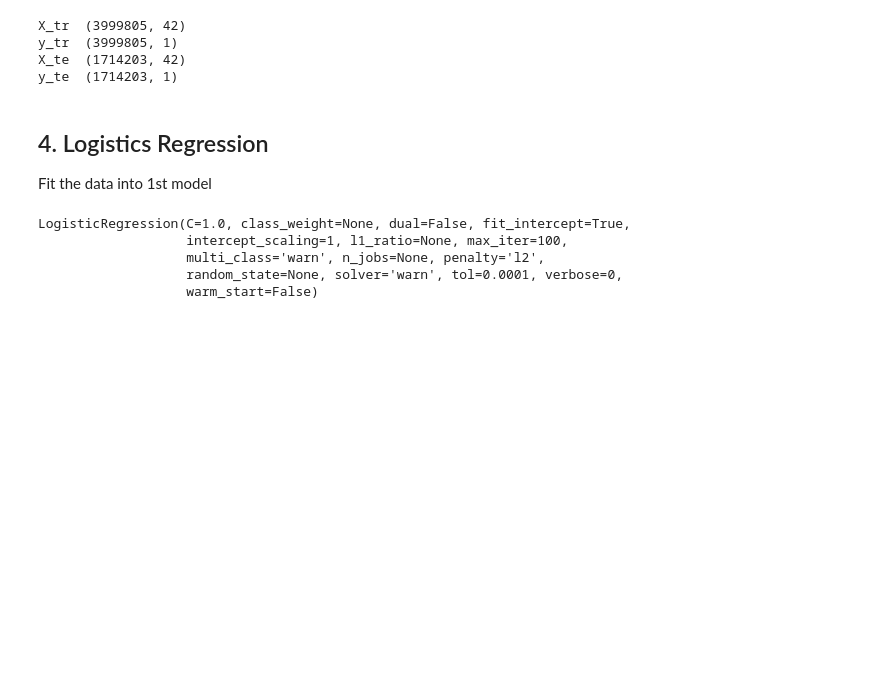
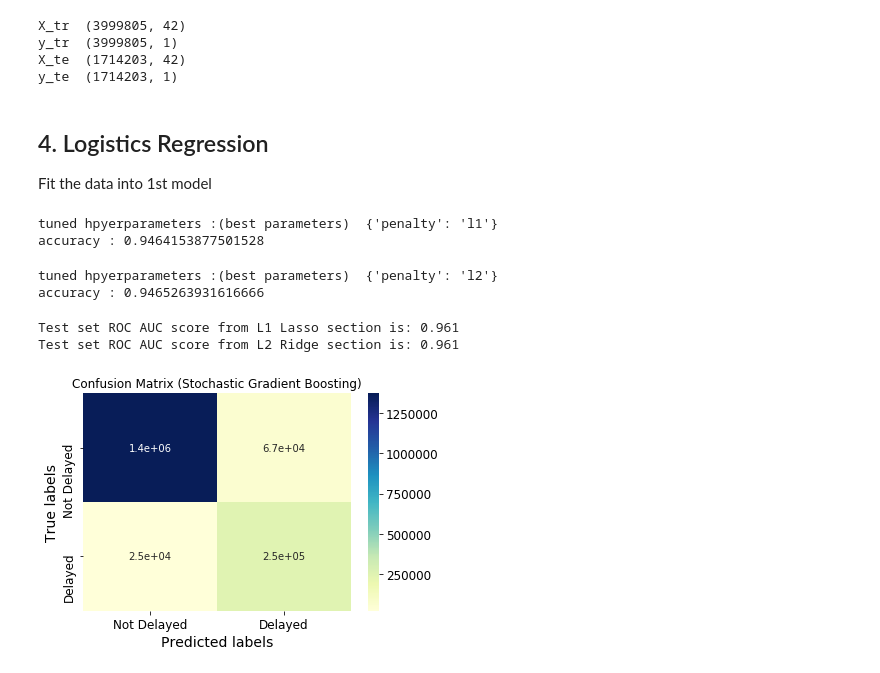
Before and after one commit to RobinXZ/ReactNativeReduxCasts, a Jupyter notebook: Final_project_2015_Flight_Delays_and_Cancellations.ipynb, the cells around one changed output. Cells and saved outputs as stored; diff of their text form; code cells hidden in the pictures; blank space fills up the shorter version.

```diff
--- a/Final_project_2015_Flight_Delays_and_Cancellations.ipynb
+++ b/Final_project_2015_Flight_Delays_and_Cancellations.ipynb
@@ -723,13 +724,27 @@ y_te  (1714203, 1)
 ## 4. Logistics Regression
 
 Fit the data into 1st model
-# %%
-logreg= LogisticRegression()
-
-logreg.fit(X_tr, y_tr)
-# %% [output]
-LogisticRegression(C=1.0, class_weight=None, dual=False, fit_intercept=True,
-                   intercept_scaling=1, l1_ratio=None, max_iter=100,
-                   multi_class='warn', n_jobs=None, penalty='l2',
-                   random_state=None, solver='warn', tol=0.0001, verbose=0,
-                   warm_start=False)
+# %%
+grid={ "penalty":["l1"]} # l1 lasso l2 ridge
+logreg=LogisticRegression()
+logreg_cv_l1=GridSearchCV(logreg,grid,cv=5)
+
+logreg_cv_l1.fit(X_tr, y_tr)
+
+print("tuned hpyerparameters :(best parameters) ",logreg_cv_l1.best_params_)
+print("accuracy :",logreg_cv_l1.best_score_)
+# %% [output]
+tuned hpyerparameters :(best parameters)  {'penalty': 'l1'}
+accuracy : 0.9464153877501528
+# %%
+grid={ "penalty":["l2"]} # l1 lasso l2 ridge
+logreg=LogisticRegression()
+logreg_cv_l2=GridSearchCV(logreg,grid,cv=5)
+
+logreg_cv_l2.fit(X_tr, y_tr)
+
+print("tuned hpyerparameters :(best parameters) ",logreg_cv_l2.best_params_)
+print("accuracy :",logreg_cv_l2.best_score_)
+# %% [output]
+tuned hpyerparameters :(best parameters)  {'penalty': 'l2'}
+accuracy : 0.9465263931616666
@@ -735,0 +753,24 @@ LogisticRegression(C=1.0, class_weight=None, dual=False, fit_intercept=True,
+# %%
+y_pred_proba_l1 = logreg_cv_l1.predict_proba(X_te)[:,1]
+test_roc_auc_l1 = roc_auc_score(y_te, y_pred_proba_l1)
+
+y_pred_proba_l2 = logreg_cv_l2.predict_proba(X_te)[:,1]
+test_roc_auc_l2 = roc_auc_score(y_te, y_pred_proba_l2)
+
+print('Test set ROC AUC score from L1 Lasso section is: {:.3f}'.format(test_roc_auc_l1))
+print('Test set ROC AUC score from L2 Ridge section is: {:.3f}'.format(test_roc_auc_l2))
+# %% [output]
+Test set ROC AUC score from L1 Lasso section is: 0.961
+Test set ROC AUC score from L2 Ridge section is: 0.961
+# %%
+y_pred_l1 = logreg_cv_l1.predict(X_te)
+cm = confusion_matrix(y_pred_l1, y_te)
+ax= plt.subplot()
+sns.heatmap(cm, annot=True, ax = ax, cmap="YlGnBu"); #annot=True to annotate cells
+
+# labels, title and ticks
+ax.set_xlabel('Predicted labels');ax.set_ylabel('True labels');
+ax.set_title('Confusion Matrix (Stochastic Gradient Boosting)');
+ax.xaxis.set_ticklabels(['Not Delayed', 'Delayed']); ax.yaxis.set_ticklabels(['Not Delayed', 'Delayed']);
+# %% [output]
+[figure, added]
```
Also changed, not shown: parts of 25 cells of this notebook.
